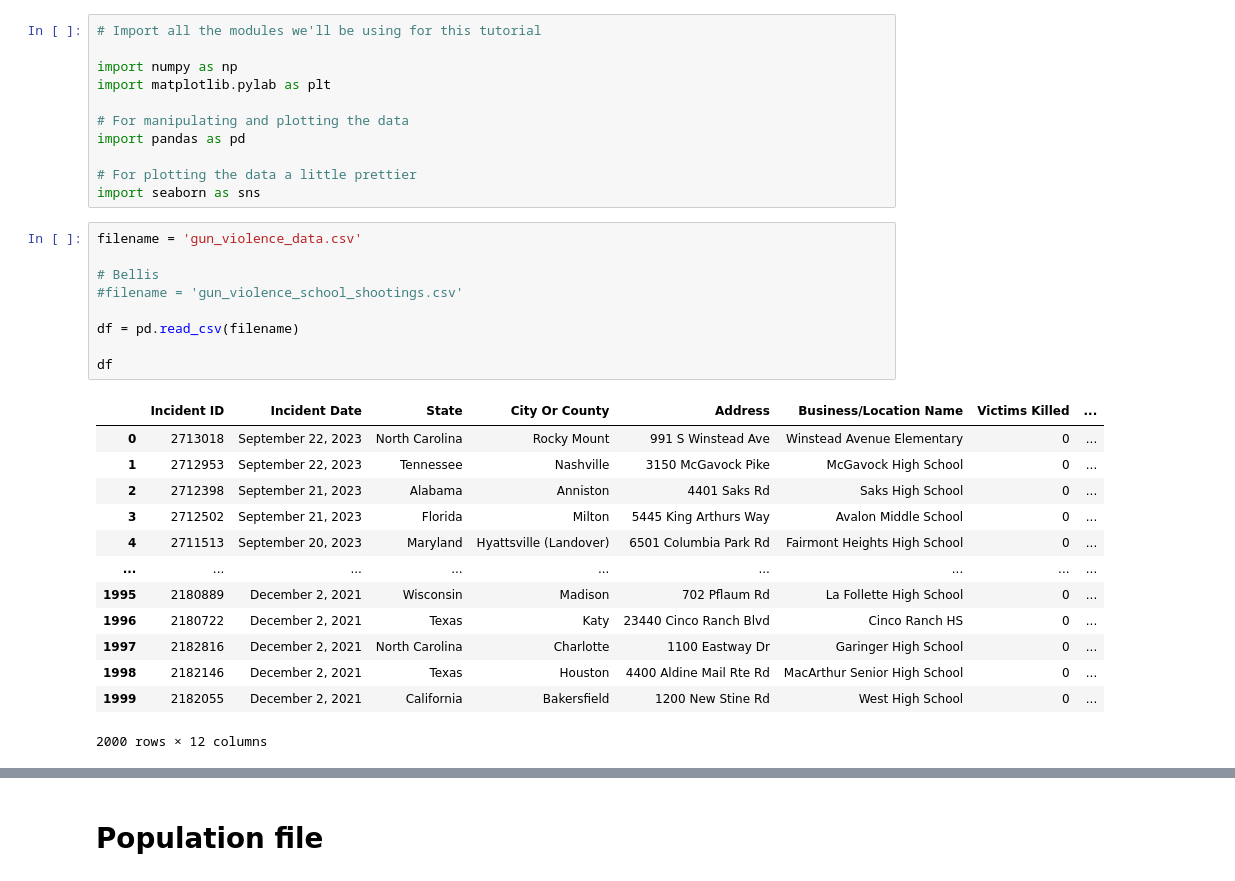
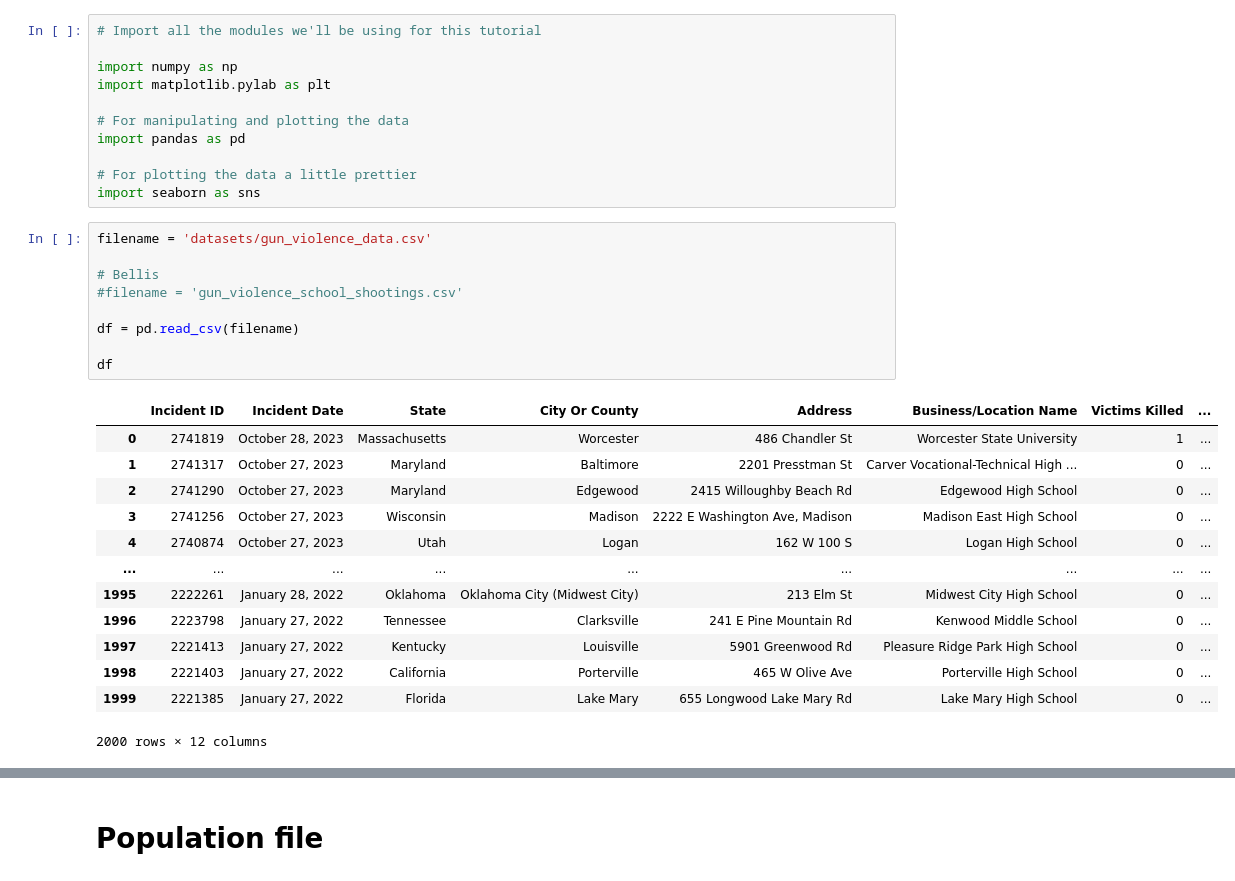
Before and after one commit to mattbellis/data-science-gun-violence, a Jupyter notebook: sandbox_for_playing_around (1).ipynb, the cells around one changed output, grey strips where cells are left out. Drawn from its saved outputs; the diff is of its cells as text.

```diff
--- a/sandbox_for_playing_around (1).ipynb
+++ b/sandbox_for_playing_around (1).ipynb
@@ -10,27 +10,27 @@ import pandas as pd
 # For plotting the data a little prettier
 import seaborn as sns
 # %%
-filename = 'gun_violence_data.csv'
+filename = 'datasets/gun_violence_data.csv'
 
 # Bellis
 #filename = 'gun_violence_school_shootings.csv'
 
 df = pd.read_csv(filename)
 
 df
 # %% [output]
 |  | Incident ID | Incident Date | State | City Or County | Address | Business/Location Name | Victims Killed | ... |
-| 0 | 2713018 | September 22, 2023 | North Carolina | Rocky Mount | 991 S Winstead Ave | Winstead Avenue Elementary | 0 | ... |
-| 1 | 2712953 | September 22, 2023 | Tennessee | Nashville | 3150 McGavock Pike | McGavock High School | 0 | ... |
-| 2 | 2712398 | September 21, 2023 | Alabama | Anniston | 4401 Saks Rd | Saks High School | 0 | ... |
-| 3 | 2712502 | September 21, 2023 | Florida | Milton | 5445 King Arthurs Way | Avalon Middle School | 0 | ... |
-| 4 | 2711513 | September 20, 2023 | Maryland | Hyattsville (Landover) | 6501 Columbia Park Rd | Fairmont Heights High School | 0 | ... |
+| 0 | 2741819 | October 28, 2023 | Massachusetts | Worcester | 486 Chandler St | Worcester State University | 1 | ... |
+| 1 | 2741317 | October 27, 2023 | Maryland | Baltimore | 2201 Presstman St | Carver Vocational-Technical High ... | 0 | ... |
+| 2 | 2741290 | October 27, 2023 | Maryland | Edgewood | 2415 Willoughby Beach Rd | Edgewood High School | 0 | ... |
+| 3 | 2741256 | October 27, 2023 | Wisconsin | Madison | 2222 E Washington Ave, Madison | Madison East High School | 0 | ... |
+| 4 | 2740874 | October 27, 2023 | Utah | Logan | 162 W 100 S | Logan High School | 0 | ... |
 | ... | ... | ... | ... | ... | ... | ... | ... | ... |
-| 1995 | 2180889 | December 2, 2021 | Wisconsin | Madison | 702 Pflaum Rd | La Follette High School | 0 | ... |
-| 1996 | 2180722 | December 2, 2021 | Texas | Katy | 23440 Cinco Ranch Blvd | Cinco Ranch HS | 0 | ... |
-| 1997 | 2182816 | December 2, 2021 | North Carolina | Charlotte | 1100 Eastway Dr | Garinger High School | 0 | ... |
-| 1998 | 2182146 | December 2, 2021 | Texas | Houston | 4400 Aldine Mail Rte Rd | MacArthur Senior High School | 0 | ... |
-| 1999 | 2182055 | December 2, 2021 | California | Bakersfield | 1200 New Stine Rd | West High School | 0 | ... |
+| 1995 | 2222261 | January 28, 2022 | Oklahoma | Oklahoma City (Midwest City) | 213 Elm St | Midwest City High School | 0 | ... |
+| 1996 | 2223798 | January 27, 2022 | Tennessee | Clarksville | 241 E Pine Mountain Rd | Kenwood Middle School | 0 | ... |
+| 1997 | 2221413 | January 27, 2022 | Kentucky | Louisville | 5901 Greenwood Rd | Pleasure Ridge Park High School | 0 | ... |
+| 1998 | 2221403 | January 27, 2022 | California | Porterville | 465 W Olive Ave | Porterville High School | 0 | ... |
+| 1999 | 2221385 | January 27, 2022 | Florida | Lake Mary | 655 Longwood Lake Mary Rd | Lake Mary High School | 0 | ... |
 2000 rows × 12 columns
 # %%
 incidents_by_state = df.groupby('State')['Incident ID'].count()
```
Also changed, not shown: parts of 8 cells of this notebook.
